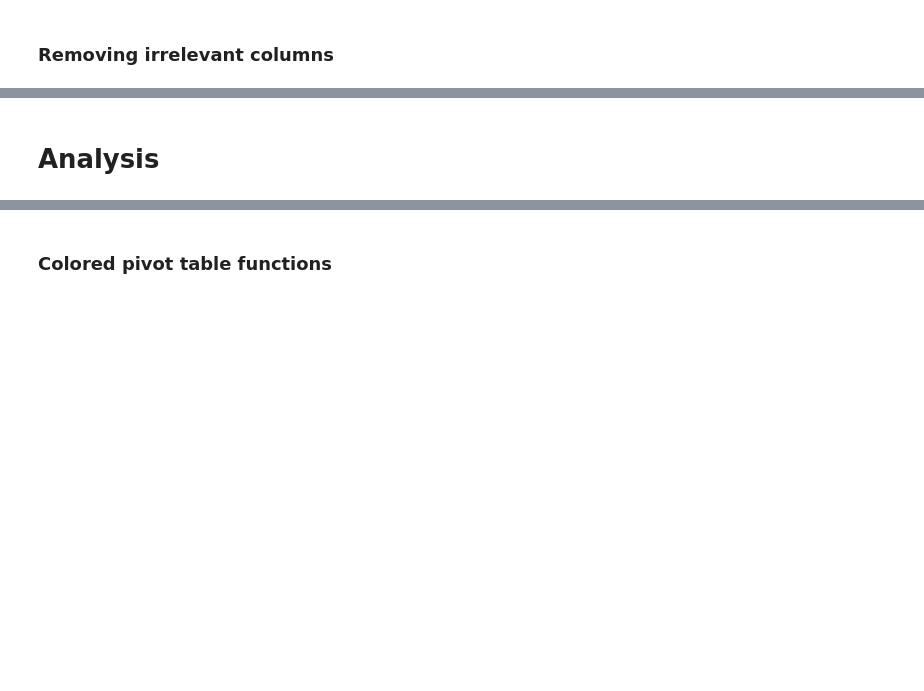
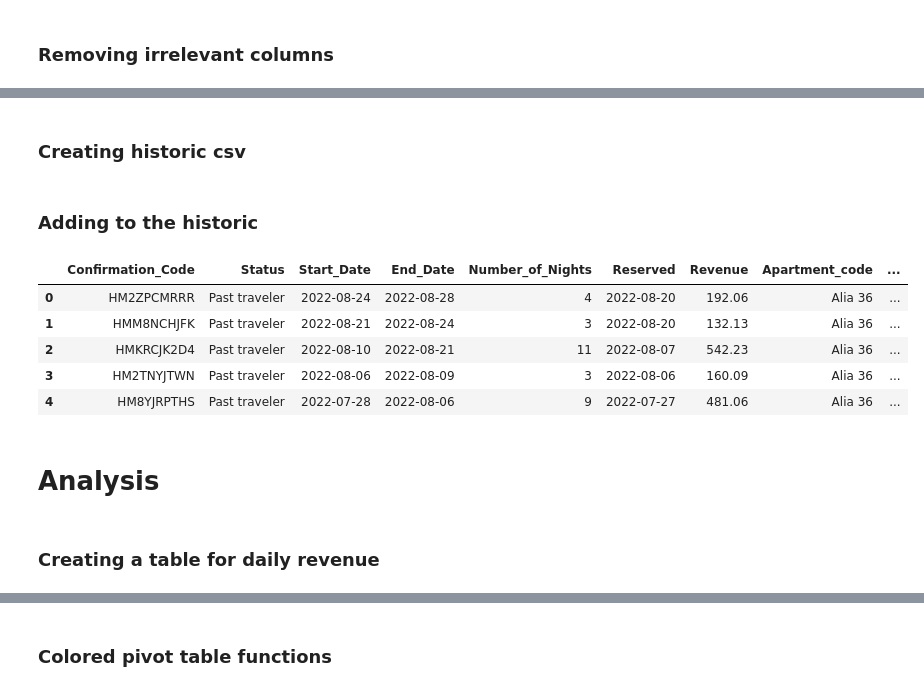
Before and after one commit to Alayadi-94/08-Rentals_Automated_Pipeline, a Jupyter notebook: testings.ipynb, the cells around one changed output, grey strips where cells are left out. Drawn from its saved outputs; the diff is of its cells as text; code cells hidden in the pictures; blank space fills up the shorter version.

```diff
--- a/testings.ipynb
+++ b/testings.ipynb
@@ -130,4 +112,6 @@ df.drop(index=df[df.Revenue == 0].index, inplace=True)
 # %% [markdown]
 ### Removing irrelevant columns
 # %%
-df.drop(columns=['Guest', 'Contact', 'Adults', 'Children', 'Infants', 'Advertisement'], inplace=True)
+def remove_columns(df):
+    df.drop(columns=['Guest', 'Contact', 'Adults', 'Children', 'Infants', 'Advertisement'], inplace=True)
+    return df
@@ -172,0 +120,2 @@ def create_pivot(df, pivot_type = 'Revenue'):
+# %% [markdown]
+### Creating historic csv
@@ -172,0 +136,44 @@ def create_pivot(df, pivot_type = 'Revenue'):
+# %% [markdown]
+### Adding to the historic
+# %%
+file = "data/reservations-4.csv"
+df_to_add = pd.read_csv(file)
+
+df_to_add = format_header(df_to_add)
+
+df_to_add.Start_Date = pd.to_datetime(df_to_add.Start_Date, format='%d/%m/%Y', errors='coerce')
+df_to_add.End_Date = pd.to_datetime(df_to_add.End_Date, format='%d/%m/%Y', errors='coerce')
+df_to_add.Reserved = pd.to_datetime(df_to_add.Reserved, format='%Y-%m-%d', errors='coerce')
+
+df_to_add.Revenue = df_to_add.Revenue.str.replace('\xa0€', '').str.replace(',', '.').str.replace('\u202f', '')
+
+df_to_add =add_owner(df_to_add)
+
+translation_map = {
+    'Ancien voyageur': 'Past traveler',
+    'Annulée par le voyageur': 'Cancelled by the traveler',
+    'Annulée par Airbnb': 'Cancelled by Airbnb',
+    'Modification de voyage envoyée': 'Trip modification sent',
+    'Demande de modification de voyage': 'Trip modification request',
+    'Laissez un commentaire sur le voyageur (expire bient√¥t)': 'Leave a comment on the traveler (expires soon)',
+    'En attente de commentaire du voyageur': 'Awaiting comment from the traveler',
+    'S√©jour en cours': 'Stay in progress',
+    'Laissez un commentaire sur le voyageur': 'Leave a comment on the traveler',
+    'Confirm√©e': 'Confirmed'
+}
+df_to_add['Status'] = df_to_add['Status'].map(translation_map)
+
+df_to_add['Revenue'] = df_to_add['Revenue'].apply(pd.to_numeric, errors='coerce')
+
+df_to_add.drop(index=df_to_add[df_to_add.Revenue == 0].index, inplace=True)
+
+df_to_add = remove_columns(df_to_add)
+
+df_to_add.head()
+# %% [output]
+|  | Confirmation_Code | Status | Start_Date | End_Date | Number_of_Nights | Reserved | Revenue | Apartment_code | ... |
+| 0 | HM2ZPCMRRR | Past traveler | 2022-08-24 | 2022-08-28 | 4 | 2022-08-20 | 192.06 | Alia 36 | ... |
+| 1 | HMM8NCHJFK | Past traveler | 2022-08-21 | 2022-08-24 | 3 | 2022-08-20 | 132.13 | Alia 36 | ... |
+| 2 | HMKRCJK2D4 | Past traveler | 2022-08-10 | 2022-08-21 | 11 | 2022-08-07 | 542.23 | Alia 36 | ... |
+| 3 | HM2TNYJTWN | Past traveler | 2022-08-06 | 2022-08-09 | 3 | 2022-08-06 | 160.09 | Alia 36 | ... |
+| 4 | HM8YJRPTHS | Past traveler | 2022-07-28 | 2022-08-06 | 9 | 2022-07-27 | 481.06 | Alia 36 | ... |
@@ -173,2 +193,4 @@ def create_pivot(df, pivot_type = 'Revenue'):
 # %% [markdown]
 # Analysis
+# %% [markdown]
+### Creating a table for daily revenue
```
Also changed, not shown: parts of 52 cells of this notebook, 8 other files.
